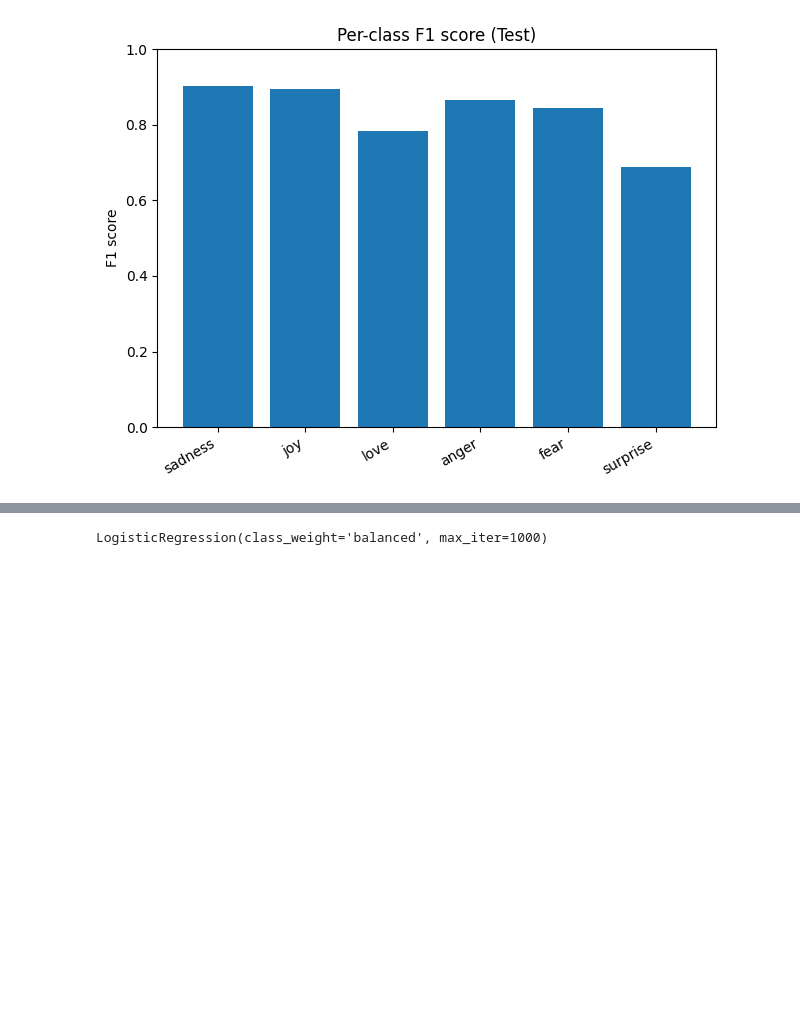
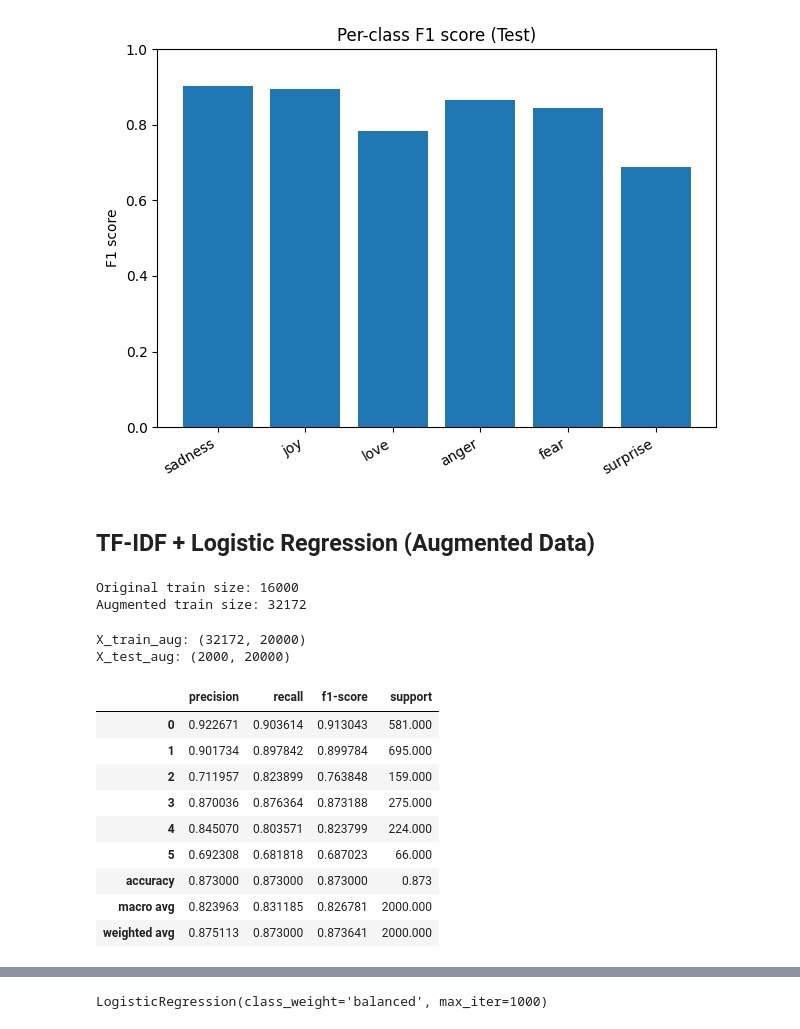
Before and after one commit to TgDSML/Movie-review-emotion-classifier, a Jupyter notebook: notebooks/logistic_regression.ipynb, the cells around one changed output, grey strips where cells are left out. Cells and saved outputs as stored; diff of their text form; code cells hidden in the pictures; blank space fills up the shorter version.

```diff
--- a/notebooks/logistic_regression.ipynb
+++ b/notebooks/logistic_regression.ipynb
@@ -116,3 +124,73 @@ plt.tight_layout()
 plt.show()
 # %% [output]
 [figure]
+# %% [markdown]
+## TF-IDF + Logistic Regression (Augmented Data)
+# %%
+from src.data.augmentation import AugmentConfig, class_balanced_augment
+
+train_df_aug = load_train_with_features()
+test_df_aug = load_test_with_features()
+
+# Configure augmentation
+aug_cfg = AugmentConfig(
+    mode="eda",
+    n_aug_per_sample=1,
+    keep_original=True,
+    seed=42
+)
+
+# Apply balanced augmentation
+train_df_aug_balanced = class_balanced_augment(
+    df=train_df_aug,
+    text_col='clean_text',
+    label_col='label',
+    target_per_class=None,
+    config=aug_cfg
+)
+
+print("Original train size:", len(train_df_aug))
+print("Augmented train size:", len(train_df_aug_balanced))
+# %% [output]
+Original train size: 16000
+Augmented train size: 32172
+# %%
+from src.features.tfidf import fit_tfidf_on_any_dataframe
+
+# Fit TF-IDF on augmented training data
+vectorizer_aug, X_train_aug, y_train_aug = fit_tfidf_on_any_dataframe(train_df_aug_balanced)
+
+# Transform test data using the augmented vectorizer
+X_test_aug = vectorizer_aug.transform(test_df_aug['clean_text'])
+y_test_aug = test_df_aug["label"].values
+
+print("X_train_aug:", X_train_aug.shape)
+print("X_test_aug:", X_test_aug.shape)
+
+# Train logistic regression on augmented data
+model_aug = LogisticRegression(
+    max_iter=2000,
+    solver="lbfgs",
+    class_weight="balanced",
+)
+
+model_aug.fit(X_train_aug, y_train_aug)
+y_pred_aug = model_aug.predict(X_test_aug)
+# %% [output]
+X_train_aug: (32172, 20000)
+X_test_aug: (2000, 20000)
+# %%
+report_dict_aug = classification_report(y_test_aug, y_pred_aug, output_dict=True)
+report_df_aug = pd.DataFrame(report_dict_aug).T
+report_df_aug
+# %% [output]
+|  | precision | recall | f1-score | support |
+| 0 | 0.922671 | 0.903614 | 0.913043 | 581.000 |
+| 1 | 0.901734 | 0.897842 | 0.899784 | 695.000 |
+| 2 | 0.711957 | 0.823899 | 0.763848 | 159.000 |
+| 3 | 0.870036 | 0.876364 | 0.873188 | 275.000 |
+| 4 | 0.845070 | 0.803571 | 0.823799 | 224.000 |
+| 5 | 0.692308 | 0.681818 | 0.687023 | 66.000 |
+| accuracy | 0.873000 | 0.873000 | 0.873000 | 0.873 |
+| macro avg | 0.823963 | 0.831185 | 0.826781 | 2000.000 |
+| weighted avg | 0.875113 | 0.873000 | 0.873641 | 2000.000 |
```
Also changed, not shown: parts of 8 cells of this notebook.
